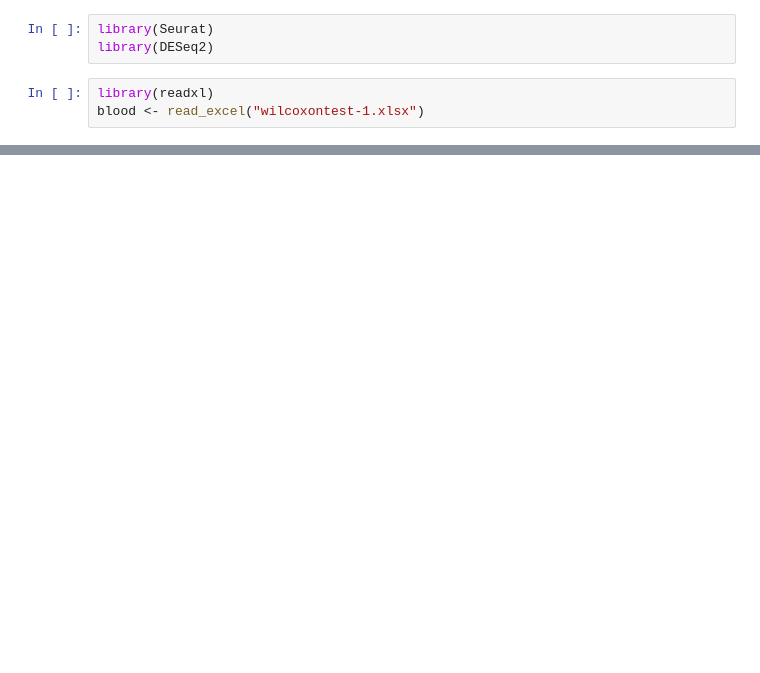
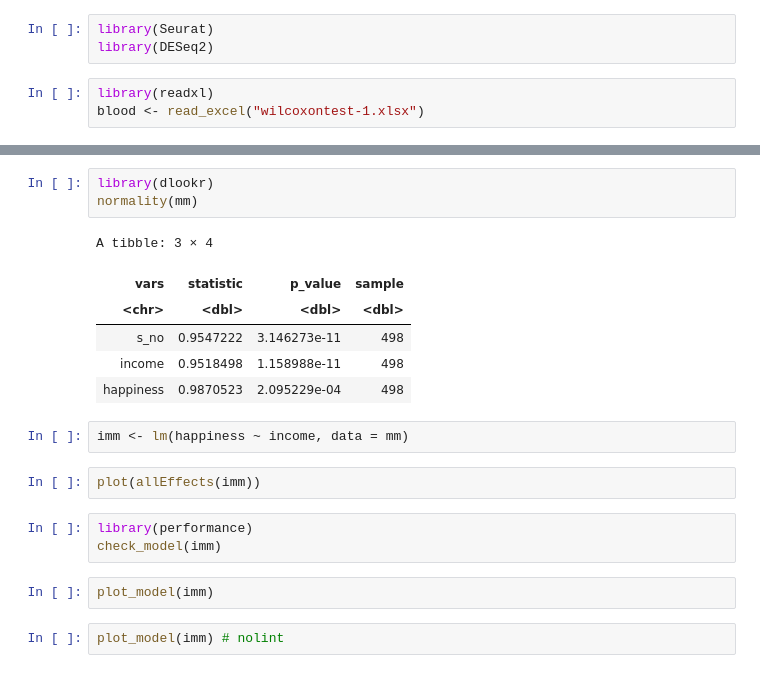
Before and after one commit to arunmhh/codeforytv, a Jupyter notebook: anovainR.ipynb, the cells around one changed output, grey strips where cells are left out. Cells and saved outputs as stored; diff of their text form; blank space fills up the shorter version.

```diff
--- a/anovainR.ipynb
+++ b/anovainR.ipynb
@@ -968,0 +728,21 @@ interpret_rank_biserial(r = 0.889231)
+# %%
+library(dlookr)
+normality(mm)
+# %% [output]
+A tibble: 3 × 4
+| vars | statistic | p_value | sample |
+| <chr> | <dbl> | <dbl> | <dbl> |
+| s_no | 0.9547222 | 3.146273e-11 | 498 |
+| income | 0.9518498 | 1.158988e-11 | 498 |
+| happiness | 0.9870523 | 2.095229e-04 | 498 |
+# %%
+imm <- lm(happiness ~ income, data = mm)
+# %%
+plot(allEffects(imm))
+# %%
+library(performance)
+check_model(imm)
+# %%
+plot_model(imm)
+# %%
+plot_model(imm) # nolint
```
Also changed, not shown: parts of 48 cells of this notebook, 1 other file.
